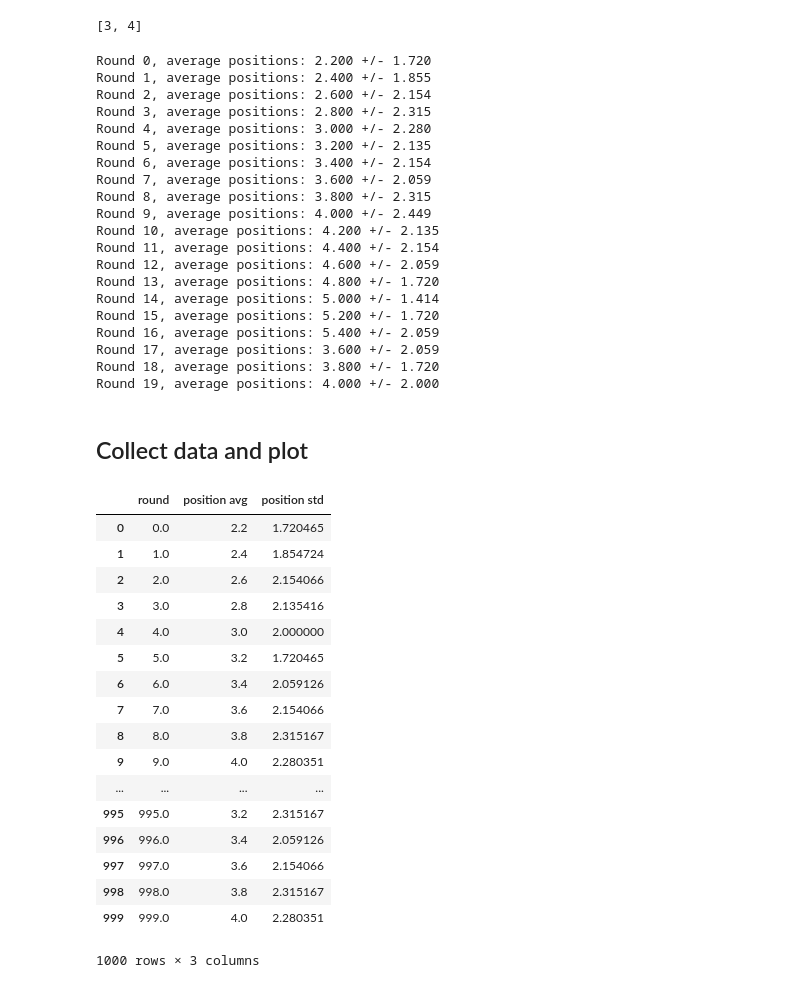
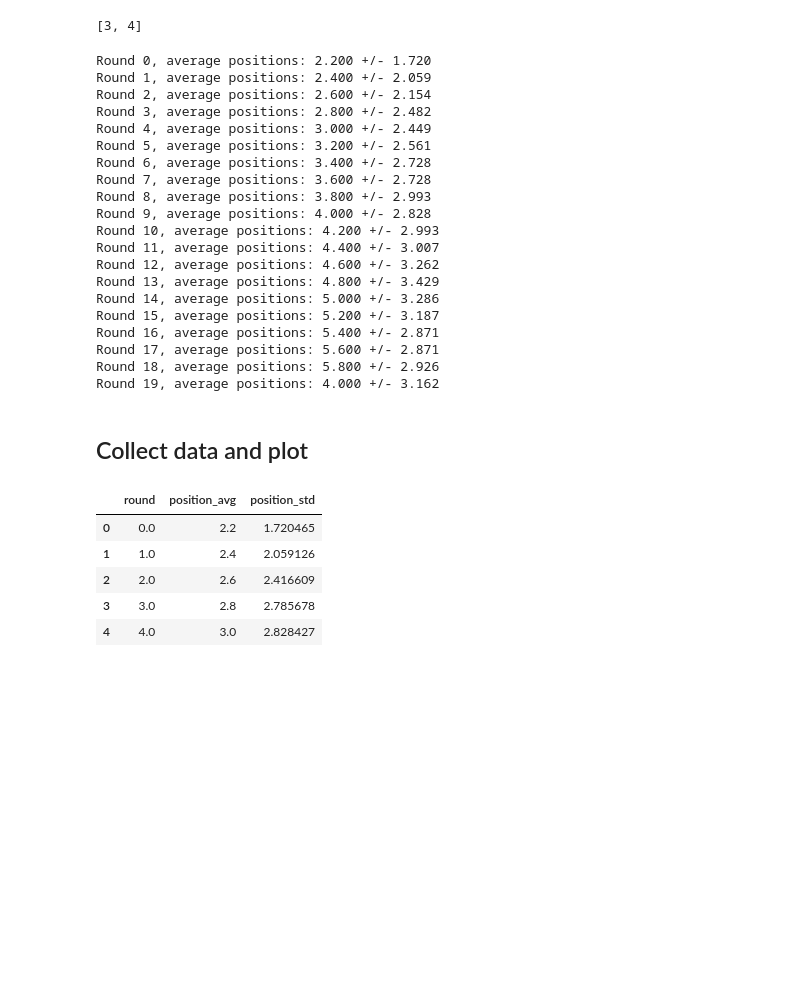
Before and after one commit to riemannzetagambit/random_coding, a Jupyter notebook: random_coding_problems.ipynb, the cells around one changed output. Drawn from its saved outputs; the diff is of its cells as text; code cells hidden in the pictures; blank space fills up the shorter version.

```diff
--- a/random_coding_problems.ipynb
+++ b/random_coding_problems.ipynb
@@ -143,13 +143,13 @@ class CircularRoad():
         '''
         Return the average of object positions
         '''
-        return np.mean([x for x in cr.positions.values()])
+        return np.mean([x for x in self.positions.values()])
 
     def get_position_std(self):
         '''
         Return the std. dev. of object positions
         '''
-        return np.std([x for x in cr.positions.values()])
+        return np.std([x for x in self.positions.values()])
 
     def run(self):
         for i in range(self.T):
@@ -186,24 +186,24 @@ cr = CircularRoad(verbose=False, T=20)
 cr.run()
 # %% [output]
 Round 0, average positions: 2.200 +/- 1.720
-Round 1, average positions: 2.400 +/- 1.855
+Round 1, average positions: 2.400 +/- 2.059
 Round 2, average positions: 2.600 +/- 2.154
-Round 3, average positions: 2.800 +/- 2.315
-Round 4, average positions: 3.000 +/- 2.280
-Round 5, average positions: 3.200 +/- 2.135
-Round 6, average positions: 3.400 +/- 2.154
-Round 7, average positions: 3.600 +/- 2.059
-Round 8, average positions: 3.800 +/- 2.315
-Round 9, average positions: 4.000 +/- 2.449
-Round 10, average positions: 4.200 +/- 2.135
-Round 11, average positions: 4.400 +/- 2.154
-Round 12, average positions: 4.600 +/- 2.059
-Round 13, average positions: 4.800 +/- 1.720
-Round 14, average positions: 5.000 +/- 1.414
-Round 15, average positions: 5.200 +/- 1.720
-Round 16, average positions: 5.400 +/- 2.059
-Round 17, average positions: 3.600 +/- 2.059
-Round 18, average positions: 3.800 +/- 1.720
-Round 19, average positions: 4.000 +/- 2.000
+Round 3, average positions: 2.800 +/- 2.482
+Round 4, average positions: 3.000 +/- 2.449
+Round 5, average positions: 3.200 +/- 2.561
+Round 6, average positions: 3.400 +/- 2.728
+Round 7, average positions: 3.600 +/- 2.728
+Round 8, average positions: 3.800 +/- 2.993
+Round 9, average positions: 4.000 +/- 2.828
+Round 10, average positions: 4.200 +/- 2.993
+Round 11, average positions: 4.400 +/- 3.007
+Round 12, average positions: 4.600 +/- 3.262
+Round 13, average positions: 4.800 +/- 3.429
+Round 14, average positions: 5.000 +/- 3.286
+Round 15, average positions: 5.200 +/- 3.187
+Round 16, average positions: 5.400 +/- 2.871
+Round 17, average positions: 5.600 +/- 2.871
+Round 18, average positions: 5.800 +/- 2.926
+Round 19, average positions: 4.000 +/- 3.162
 # %% [markdown]
 ## Collect data and plot
@@ -212,38 +210,28 @@ cr.get_position_average()
 # %%
 df_positions = pd.DataFrame(columns=['round', 'position_avg', 'position_std'])
-T = 1000
+T = 10000
 N = 10
 M = 5
 cr = CircularRoad(N=N, M=M) # don't need to specify T, we can do it manually
+step_size = 1 # if you don't want to take every single point's average, set this to an int > 1
 for i in range(T):
     cr.advance_one_round()
-    df_positions.loc[i] = [i, cr.get_position_average(), cr.get_position_std()]
+    if i % step_size == 0:
+        df_positions.loc[i] = [i, cr.get_position_average(), cr.get_position_std()]
 # %%
 # these are what we expect from a uniform distribution
 # https://en.wikipedia.org/wiki/Uniform_distribution_(continuous)
 _EXPECTED_AVERAGE = (N-0)/2
 _EXPECTED_STD = np.sqrt((N-0)/12)
 # %%
-df_positions
+df_positions.head()
 # %% [output]
-|  | round | position avg | position std |
+|  | round | position_avg | position_std |
 | 0 | 0.0 | 2.2 | 1.720465 |
-| 1 | 1.0 | 2.4 | 1.854724 |
-| 2 | 2.0 | 2.6 | 2.154066 |
-| 3 | 3.0 | 2.8 | 2.135416 |
-| 4 | 4.0 | 3.0 | 2.000000 |
-| 5 | 5.0 | 3.2 | 1.720465 |
-| 6 | 6.0 | 3.4 | 2.059126 |
-| 7 | 7.0 | 3.6 | 2.154066 |
-| 8 | 8.0 | 3.8 | 2.315167 |
-| 9 | 9.0 | 4.0 | 2.280351 |
-| ... | ... | ... | ... |
-| 995 | 995.0 | 3.2 | 2.315167 |
-| 996 | 996.0 | 3.4 | 2.059126 |
-| 997 | 997.0 | 3.6 | 2.154066 |
-| 998 | 998.0 | 3.8 | 2.315167 |
-| 999 | 999.0 | 4.0 | 2.280351 |
+| 1 | 1.0 | 2.4 | 2.059126 |
+| 2 | 2.0 | 2.6 | 2.416609 |
+| 3 | 3.0 | 2.8 | 2.785678 |
+| 4 | 4.0 | 3.0 | 2.828427 |
-1000 rows × 3 columns
 # %%
 f, a = plt.subplots(figsize=(20,10))
 sns.set_style('white')
```
Also changed, not shown: parts of 12 cells of this notebook.
